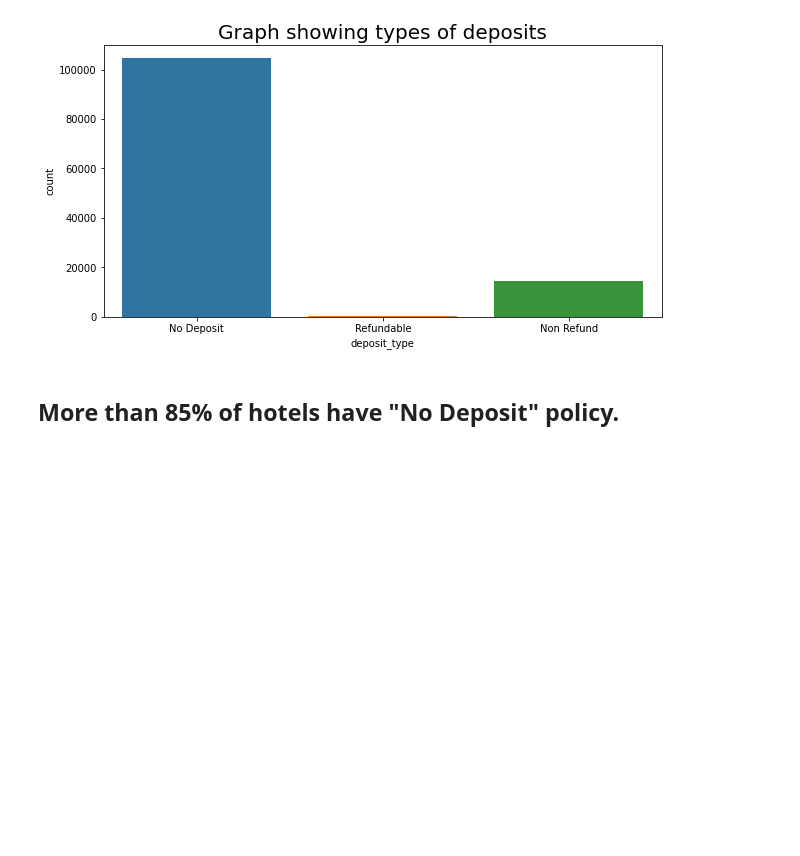
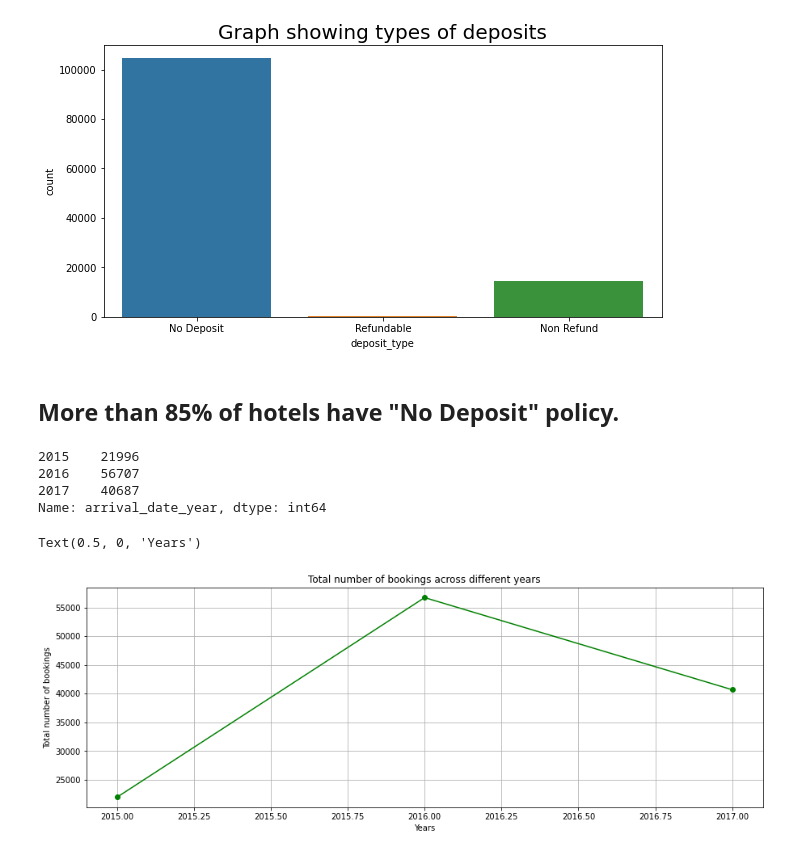
Before and after one commit to Gauravgade3/Hotel-Booking-Analysis, a Jupyter notebook: Hotel_Booking_Analysis_Capstone_Project_Gaurav_Gade.ipynb, the cells around one changed output. Saved outputs shown, nothing was run; the diff lists cells and outputs as text; code cells hidden in the pictures; blank space fills up the shorter version.

```diff
--- a/Hotel_Booking_Analysis_Capstone_Project_Gaurav_Gade.ipynb
+++ b/Hotel_Booking_Analysis_Capstone_Project_Gaurav_Gade.ipynb
@@ -212,3 +212,23 @@ Text(0.5, 1.0, 'Graph showing types of deposits')
 [figure]
 # %% [markdown]
 ## **More than 85% of hotels have "No Deposit" policy.**
+# %%
+# Calculate total number of bookings acorss different years
+year_counts=df['arrival_date_year'].value_counts().sort_index()
+year_counts
+# %% [output]
+2015    21996
+2016    56707
+2017    40687
+Name: arrival_date_year, dtype: int64
+# %%
+# Plot the graph for years vs total bookings
+plt.rcParams['figure.figsize'] = (15, 5)
+year_counts.plot(kind='line',color='green',marker='o')
+plt.grid()
+plt.title('Total number of bookings across different years')
+plt.ylabel('Total number of bookings')
+plt.xlabel('Years')
+# %% [output]
+Text(0.5, 0, 'Years')
+[figure, added]
```
Also changed, not shown: parts of 6 cells of this notebook.
